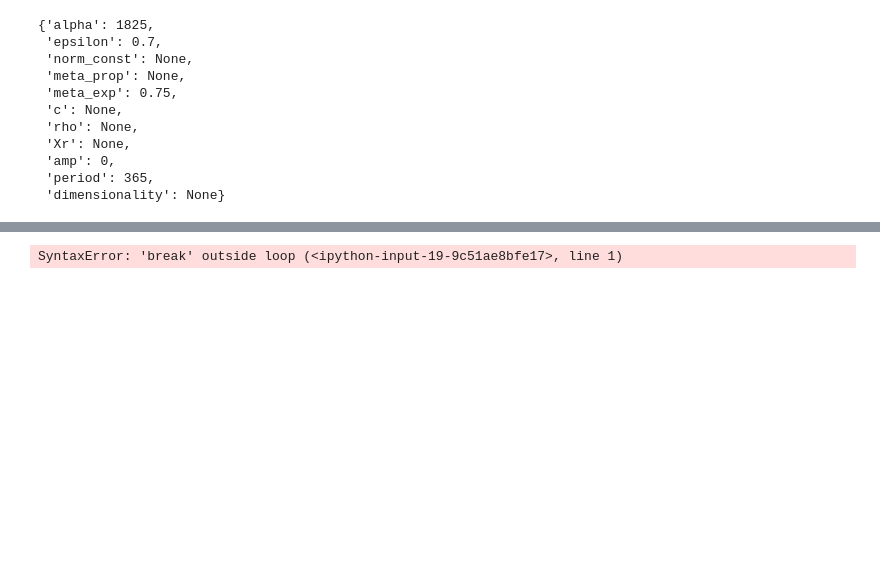
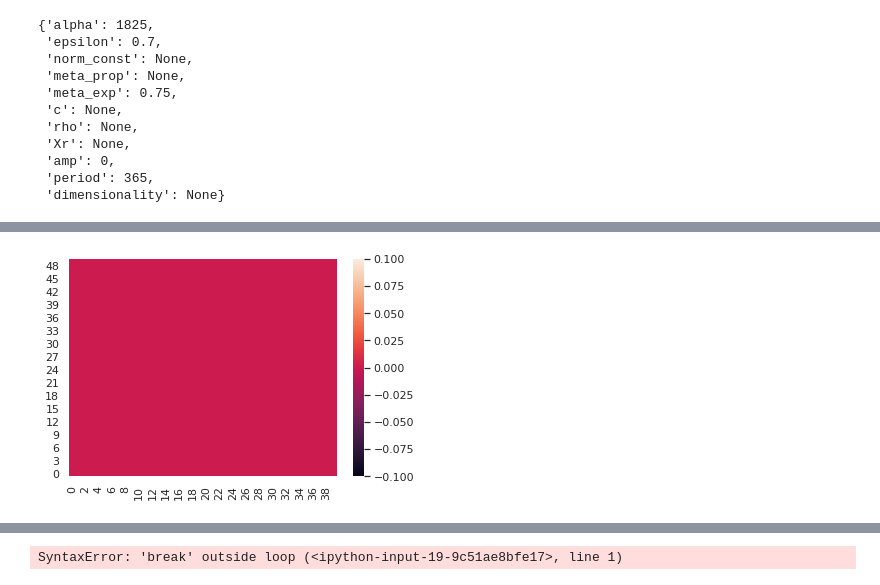
Before and after one commit to Don-Burns/Masters_Project, a Jupyter notebook: code/Report_Plots.ipynb, the cells around one changed output, grey strips where cells are left out. Cells and saved outputs as stored; diff of their text form; code cells hidden in the pictures; blank space fills up the shorter version.

```diff
--- a/code/Report_Plots.ipynb
+++ b/code/Report_Plots.ipynb
@@ -413,3 +438,7 @@ plt.savefig("../results/report_3D2D_HighLowResCLEAN_meta_exp_1.pdf")
+# %%
+sb.heatmap(repro_array[150:200]).invert_yaxis()
+# %% [output]
+[figure, added]
 # %%
 # meta_exp = 0.75
 temp_params = deepcopy(params)
```
Also changed, not shown: parts of 12 cells of this notebook, 1 other file.
